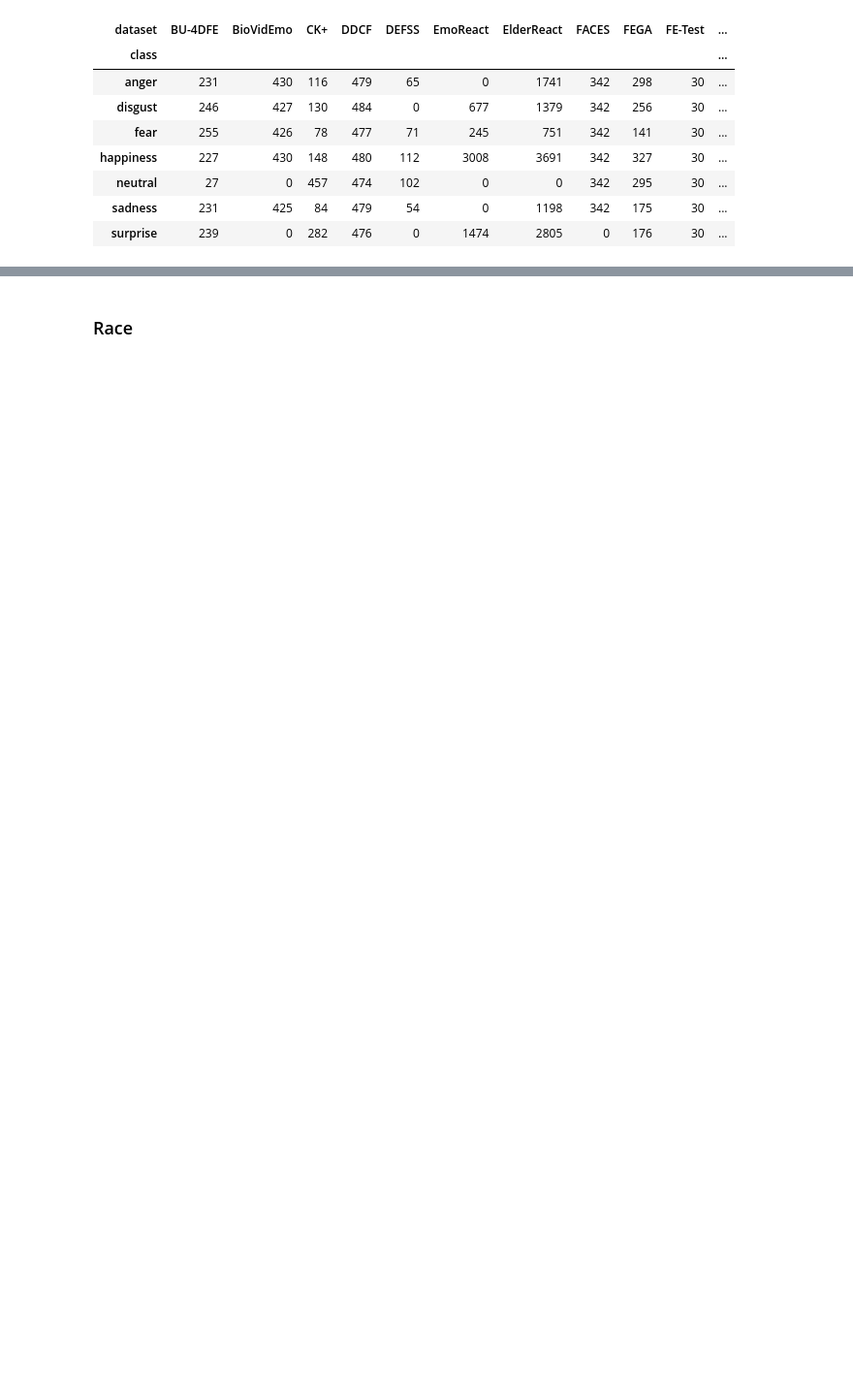
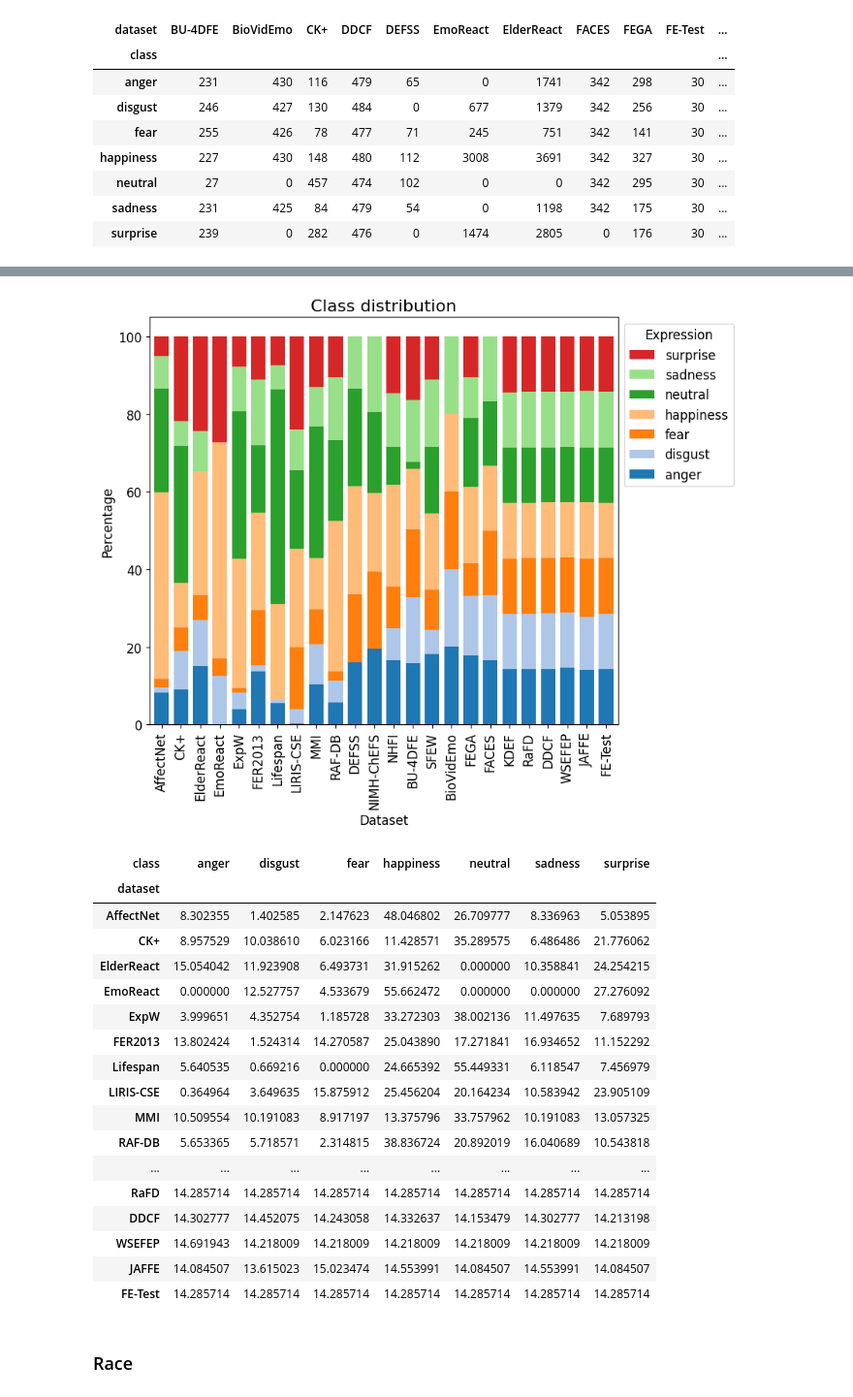
Before and after one commit to Xavi3398/fer_benchmark, a Jupyter notebook: notebooks/4 - Data exploration.ipynb, the cells around one changed output, grey strips where cells are left out. Shown at 97% size. Saved outputs shown, nothing was run; the diff lists cells and outputs as text; code cells hidden in the pictures; blank space fills up the shorter version.

Commit message:
Class distribution plot fix

```diff
--- a/notebooks/4 - Data exploration.ipynb
+++ b/notebooks/4 - Data exploration.ipynb
@@ -1131,3 +960,82 @@ grouped_df
+# %%
+# Set random color each dataset using without using color_palette
+colors = plt.cm.tab20.colors
+
+# Set default font size and background color for the plot
+plt.rcParams.update({'font.size': 12, 'axes.facecolor': 'white', 'figure.facecolor': 'white'})
+
+# Group by 'class' and 'dataset' and count the occurrences
+grouped_df = df.dropna(subset=['dataset', 'class']).groupby(['dataset', 'class']).size().unstack()
+
+# Drop excluded datasets
+grouped_df = grouped_df.drop(excluded_datasets, axis='columns')
+
+# Calculate the percentage of each class within each dataset
+grouped_df_percentage = grouped_df.div(grouped_df.sum(axis=1), axis=0) * 100
+
+# Manually reorder the rows
+datasets = [
+ 'AffectNet',
+ 'CK+',
+ 'ElderReact',
+ 'EmoReact',
+ 'ExpW',
+ 'FER2013',
+ 'Lifespan',
+ 'LIRIS-CSE',
+ 'MMI',
+ 'RAF-DB',
+ 'DEFSS',
+ 'NIMH-ChEFS',
+ 'NHFI',
+ 'BU-4DFE',
+ 'SFEW',
+ 'BioVidEmo',
+ 'FEGA',
+ 'FACES',
+ 'KDEF',
+ 'RaFD',
+ 'DDCF',
+ 'WSEFEP',
+ 'JAFFE',
+ 'FE-Test',
+ ]
+grouped_df_percentage = grouped_df_percentage.loc[datasets, :]
+
+# Plot a stacked bar plot for 'class' using DataFrame's plot.bar
+ax = grouped_df_percentage.plot.bar(stacked=True, color=colors, figsize=(8, 7), width=0.75)
+
+plt.title('Class distribution', fontsize=16)
+plt.xlabel('Dataset')
+plt.ylabel('Percentage')
+plt.xticks(rotation=90)
+
+# Move the legend to the right of the plot
+handles, labels = ax.get_legend_handles_labels()
+ax.legend(handles[::-1], labels[::-1], title='Expression', bbox_to_anchor=(1, 1), loc='upper left')
+
+plt.show()
+grouped_df_percentage
+# %% [output]
+[figure, added]
+| class | anger | disgust | fear | happiness | neutral | sadness | surprise |
+| dataset |  |  |  |  |  |  |  |
+| AffectNet | 8.302355 | 1.402585 | 2.147623 | 48.046802 | 26.709777 | 8.336963 | 5.053895 |
+| CK+ | 8.957529 | 10.038610 | 6.023166 | 11.428571 | 35.289575 | 6.486486 | 21.776062 |
+| ElderReact | 15.054042 | 11.923908 | 6.493731 | 31.915262 | 0.000000 | 10.358841 | 24.254215 |
+| EmoReact | 0.000000 | 12.527757 | 4.533679 | 55.662472 | 0.000000 | 0.000000 | 27.276092 |
+| ExpW | 3.999651 | 4.352754 | 1.185728 | 33.272303 | 38.002136 | 11.497635 | 7.689793 |
+| FER2013 | 13.802424 | 1.524314 | 14.270587 | 25.043890 | 17.271841 | 16.934652 | 11.152292 |
+| Lifespan | 5.640535 | 0.669216 | 0.000000 | 24.665392 | 55.449331 | 6.118547 | 7.456979 |
+| LIRIS-CSE | 0.364964 | 3.649635 | 15.875912 | 25.456204 | 20.164234 | 10.583942 | 23.905109 |
+| MMI | 10.509554 | 10.191083 | 8.917197 | 13.375796 | 33.757962 | 10.191083 | 13.057325 |
+| RAF-DB | 5.653365 | 5.718571 | 2.314815 | 38.836724 | 20.892019 | 16.040689 | 10.543818 |
+| ... | ... | ... | ... | ... | ... | ... | ... |
+| RaFD | 14.285714 | 14.285714 | 14.285714 | 14.285714 | 14.285714 | 14.285714 | 14.285714 |
+| DDCF | 14.302777 | 14.452075 | 14.243058 | 14.332637 | 14.153479 | 14.302777 | 14.213198 |
+| WSEFEP | 14.691943 | 14.218009 | 14.218009 | 14.218009 | 14.218009 | 14.218009 | 14.218009 |
+| JAFFE | 14.084507 | 13.615023 | 15.023474 | 14.553991 | 14.084507 | 14.553991 | 14.084507 |
+| FE-Test | 14.285714 | 14.285714 | 14.285714 | 14.285714 | 14.285714 | 14.285714 | 14.285714 |
 # %% [markdown]
 ### Race
 # %%
```
Also changed, not shown: parts of 12 cells of this notebook.
